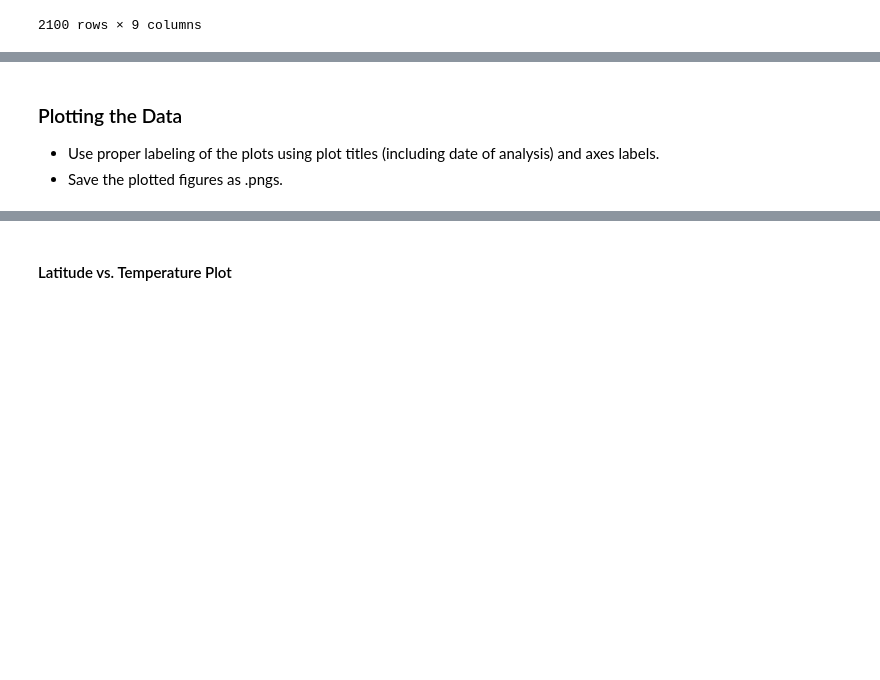
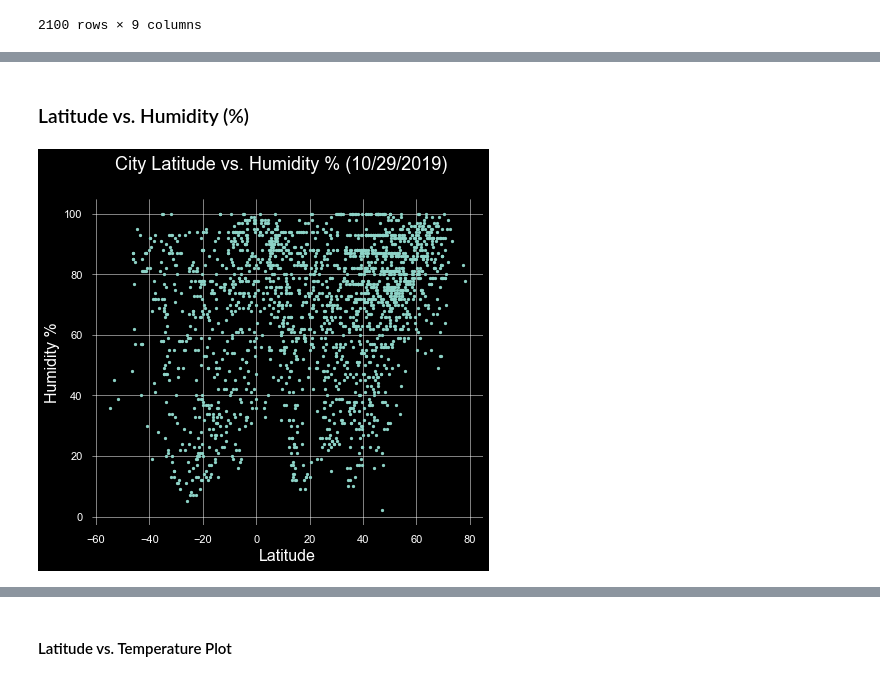
Before and after one commit to L0per/Python-API-Challenge, a Jupyter notebook: WeatherPy.ipynb, the cells around one changed output, grey strips where cells are left out. Saved outputs shown, nothing was run; the diff lists cells and outputs as text; code cells hidden in the pictures; blank space fills up the shorter version.

```diff
--- a/WeatherPy.ipynb
+++ b/WeatherPy.ipynb
@@ -201,4 +193,21 @@ dtype: int64
-# %% [markdown]
-### Plotting the Data
-* Use proper labeling of the plots using plot titles (including date of analysis) and axes labels.
-* Save the plotted figures as .pngs.
+# %% [markdown]
+### Latitude vs. Humidity (%)
+# %%
+# Set style and figure size
+plt.style.use('dark_background')
+fig, ax = plt.subplots(figsize=(7,6))
+
+# Plot
+ax.scatter(cities_weather_df['Latitude'],cities_weather_df['Humidity %'], s=5)
+ax.spines["top"].set_visible(False)
+ax.spines["bottom"].set_visible(False)
+ax.spines["right"].set_visible(False)
+ax.spines["left"].set_visible(False)
+ax.grid(linewidth=0.5)
+fig.suptitle("City Latitude vs. Humidity % (10/29/2019)", fontsize = 18)
+ax.set_xlabel("Latitude", fontsize = 16)
+ax.set_ylabel("Humidity %", fontsize = 16)
+
+plt.show()
+# %% [output]
+[figure, added]
```
Also changed, not shown: parts of 18 cells of this notebook.
